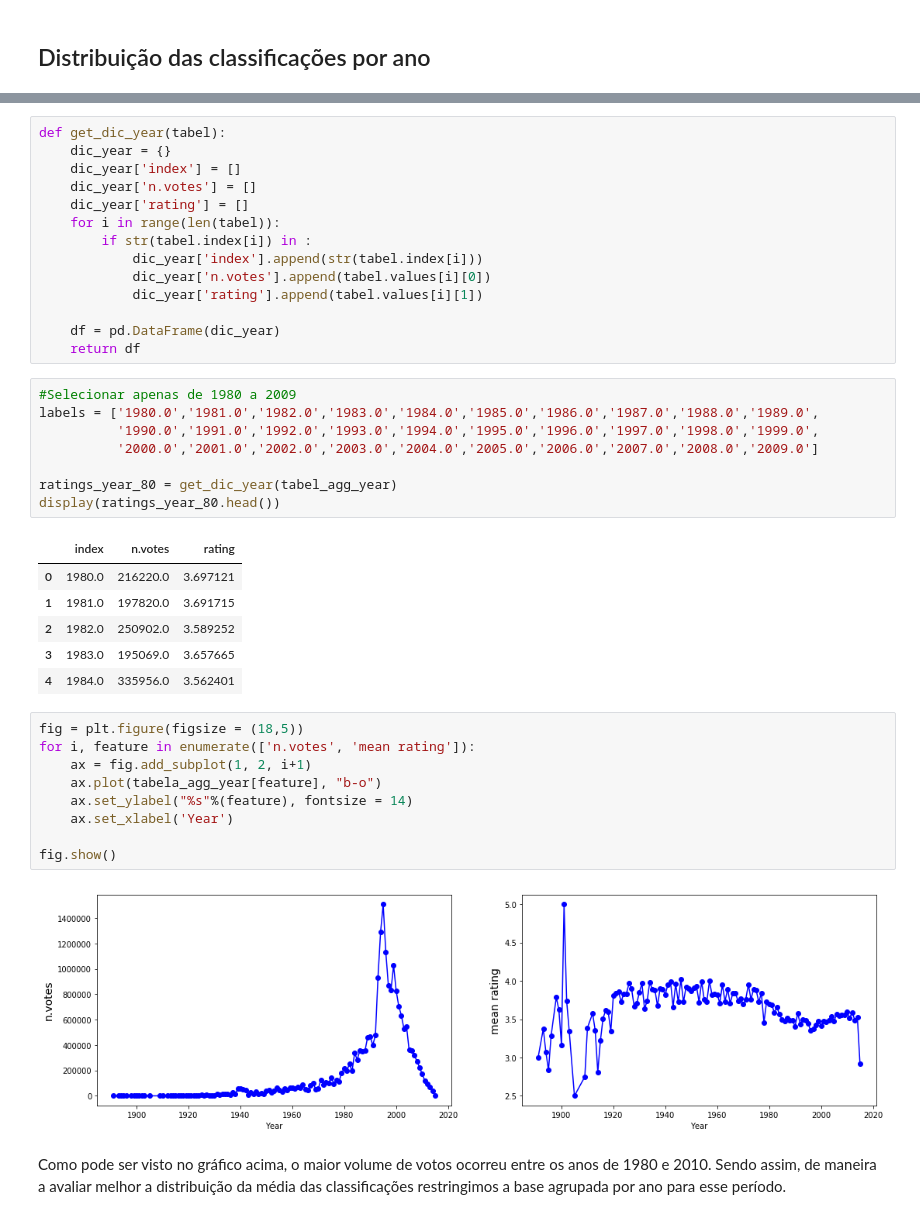
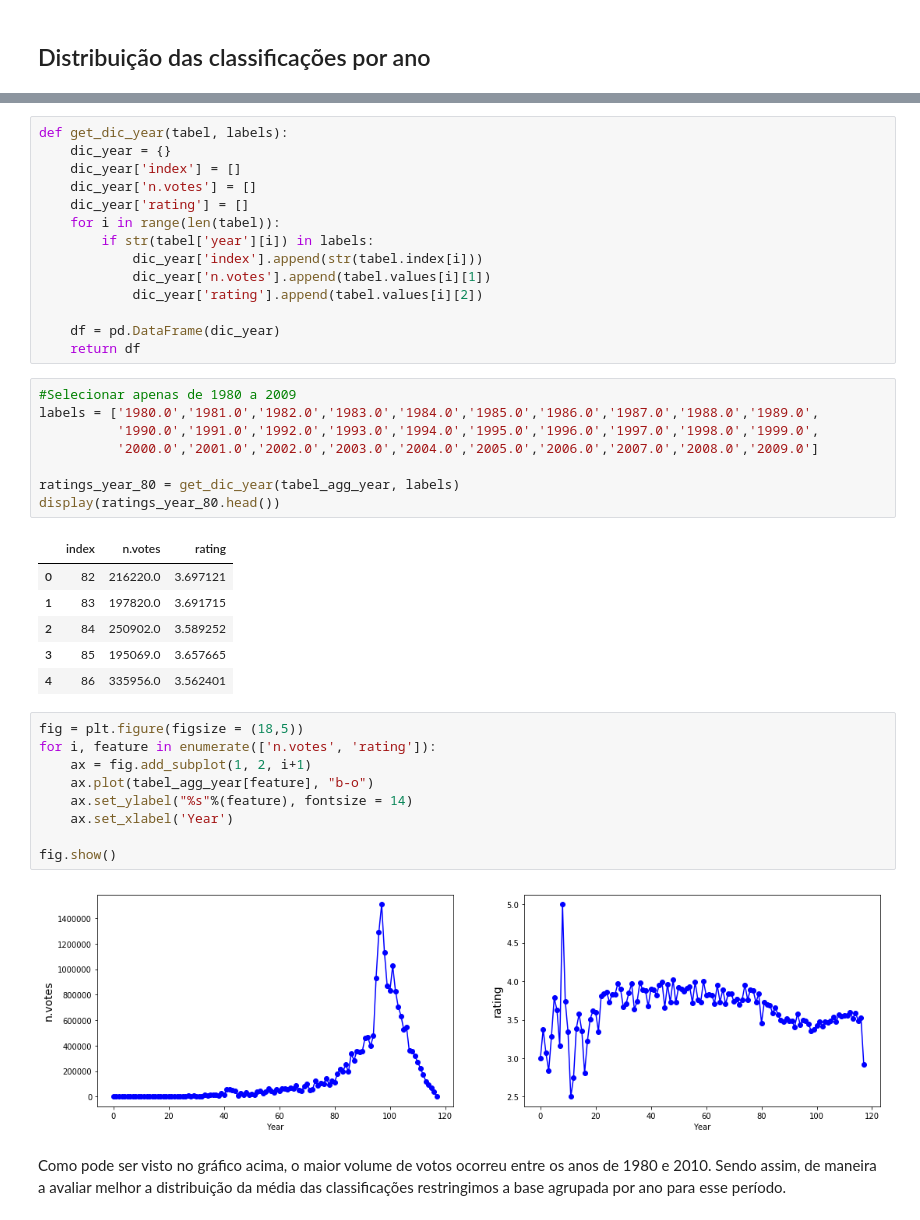
Before and after one commit to SamaraAlves/ProjetoElo7, a Jupyter notebook: Projeto ELO7.ipynb, the cells around one changed output, grey strips where cells are left out. Saved outputs shown, nothing was run; the diff lists cells and outputs as text.

```diff
--- a/Projeto ELO7.ipynb
+++ b/Projeto ELO7.ipynb
@@ -259,14 +254,14 @@ ratings_year = movie_rating[['year','rating']].groupby('year').mean()
 # %%
-def get_dic_year(tabel):
+def get_dic_year(tabel, labels):
     dic_year = {}
     dic_year['index'] = []
     dic_year['n.votes'] = []
     dic_year['rating'] = []
     for i in range(len(tabel)):
-        if str(tabel.index[i]) in :
+        if str(tabel['year'][i]) in labels:
             dic_year['index'].append(str(tabel.index[i]))
-            dic_year['n.votes'].append(tabel.values[i][0])
-            dic_year['rating'].append(tabel.values[i][1])
+            dic_year['n.votes'].append(tabel.values[i][1])
+            dic_year['rating'].append(tabel.values[i][2])
 
     df = pd.DataFrame(dic_year)
     return df
@@ -276,26 +271,26 @@ labels = ['1980.0','1981.0','1982.0','1983.0','1984.0','1985.0','1986.0','1987.0
           '1990.0','1991.0','1992.0','1993.0','1994.0','1995.0','1996.0','1997.0','1998.0','1999.0',
           '2000.0','2001.0','2002.0','2003.0','2004.0','2005.0','2006.0','2007.0','2008.0','2009.0']
 
-ratings_year_80 = get_dic_year(tabel_agg_year)
+ratings_year_80 = get_dic_year(tabel_agg_year, labels)
 display(ratings_year_80.head())
 # %% [output]
 |  | index | n.votes | rating |
-| 0 | 1980.0 | 216220.0 | 3.697121 |
-| 1 | 1981.0 | 197820.0 | 3.691715 |
-| 2 | 1982.0 | 250902.0 | 3.589252 |
-| 3 | 1983.0 | 195069.0 | 3.657665 |
-| 4 | 1984.0 | 335956.0 | 3.562401 |
+| 0 | 82 | 216220.0 | 3.697121 |
+| 1 | 83 | 197820.0 | 3.691715 |
+| 2 | 84 | 250902.0 | 3.589252 |
+| 3 | 85 | 195069.0 | 3.657665 |
+| 4 | 86 | 335956.0 | 3.562401 |
 # %%
 fig = plt.figure(figsize = (18,5))
-for i, feature in enumerate(['n.votes', 'mean rating']):
+for i, feature in enumerate(['n.votes', 'rating']):
     ax = fig.add_subplot(1, 2, i+1)
-    ax.plot(tabela_agg_year[feature], "b-o")
+    ax.plot(tabel_agg_year[feature], "b-o")
     ax.set_ylabel("%s"%(feature), fontsize = 14)
     ax.set_xlabel('Year')
 
 fig.show()
 # %% [output]
-[figure, old version]
+[figure, new version]
 # %% [markdown]
 Como pode ser visto no gráfico acima, o maior volume de votos ocorreu entre os anos de 1980 e 2010. Sendo assim, de maneira a avaliar melhor a distribuição da média das classificações restringimos a base agrupada por ano para esse período.
 # %%
```
Also changed, not shown: parts of 53 cells of this notebook.
